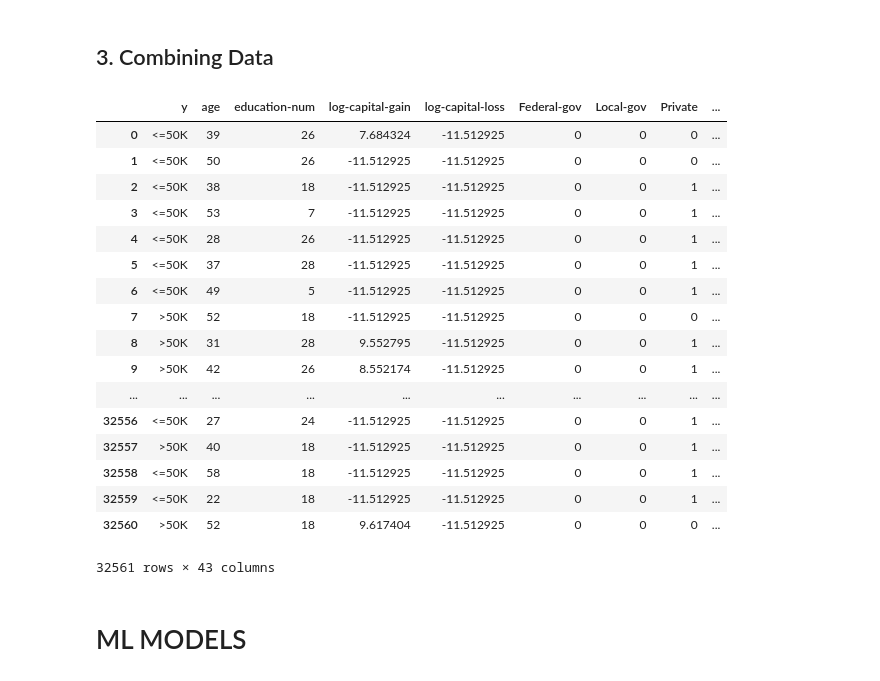
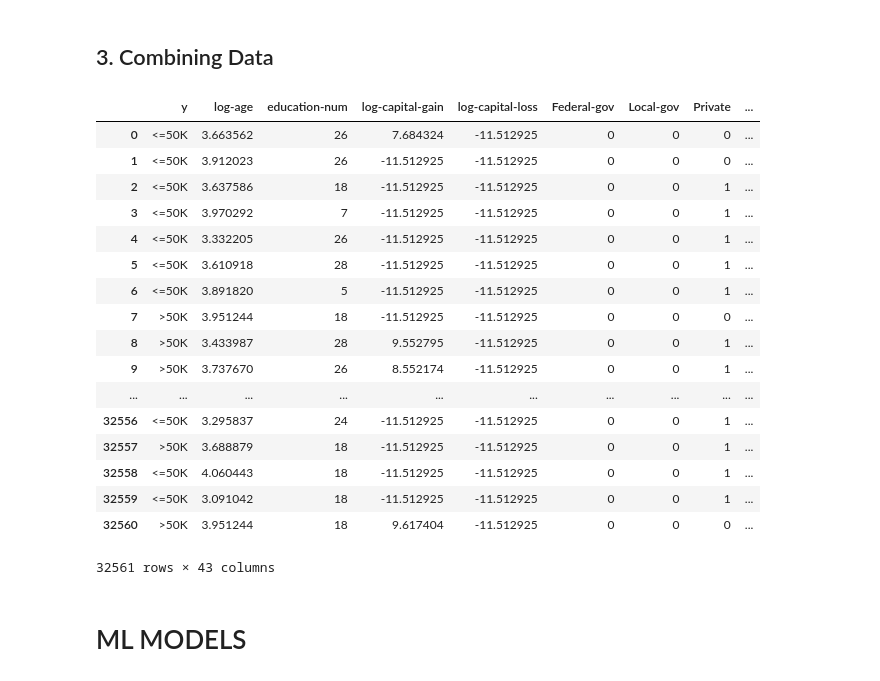
Before and after one commit to j-shim/CMPT353GroupProject, a Jupyter notebook: adult-wage/adult-wage-prediction.ipynb, the cells around one changed output. Saved outputs shown, nothing was run; the diff lists cells and outputs as text; code cells hidden in the pictures.

```diff
--- a/adult-wage/adult-wage-prediction.ipynb
+++ b/adult-wage/adult-wage-prediction.ipynb
@@ -48,0 +58,5 @@ adultWage = adultWage.drop(columns = ['education', 'native-country'])
+# %%
+# log transforming these values would make their Euclidean distances to other features more uniform, which helps some classifiers.
+adultWage['log-age'] = np.log(adultWage['age'])
+plt.hist(adultWage['log-age'])
+plt.show()
@@ -406,32 +422,30 @@ dtype: int64
 ## 3. Combining Data
 # %%
 dummies = pd.concat([wc_dummies_final, ms_dummies_final, occ_dummies_final, rel_dummies, r_dummies_final, s_dummies], axis=1, sort=False)
-numericals = pd.concat([adultWage['y'],adultWage['age'],adultWage['education-num'],adultWage['log-capital-gain'],adultWage['log-capital-loss']], axis=1, sort=False)
+numericals = pd.concat([adultWage['y'],adultWage['log-age'],adultWage['education-num'],adultWage['log-capital-gain'],adultWage['log-capital-loss']], axis=1, sort=False)
 #[adultWage['y'],adultWage['fnlwgt'],adultWage['age'],adultWage['education-num'],adultWage['capital-gain'],adultWage['capital-loss']
 
 
 df = pd.concat([numericals, dummies], axis=1)
 df
-
-                      #, ms_dummies_final, occ_dummies_final, rel_dummies, r_dummies_final, s_dummies), 1)
 # %% [output]
-|  | y | age | education-num | log-capital-gain | log-capital-loss | Federal-gov | Local-gov | Private | ... |
-| 0 | <=50K | 39 | 26 | 7.684324 | -11.512925 | 0 | 0 | 0 | ... |
-| 1 | <=50K | 50 | 26 | -11.512925 | -11.512925 | 0 | 0 | 0 | ... |
-| 2 | <=50K | 38 | 18 | -11.512925 | -11.512925 | 0 | 0 | 1 | ... |
-| 3 | <=50K | 53 | 7 | -11.512925 | -11.512925 | 0 | 0 | 1 | ... |
-| 4 | <=50K | 28 | 26 | -11.512925 | -11.512925 | 0 | 0 | 1 | ... |
-| 5 | <=50K | 37 | 28 | -11.512925 | -11.512925 | 0 | 0 | 1 | ... |
-| 6 | <=50K | 49 | 5 | -11.512925 | -11.512925 | 0 | 0 | 1 | ... |
-| 7 | >50K | 52 | 18 | -11.512925 | -11.512925 | 0 | 0 | 0 | ... |
-| 8 | >50K | 31 | 28 | 9.552795 | -11.512925 | 0 | 0 | 1 | ... |
-| 9 | >50K | 42 | 26 | 8.552174 | -11.512925 | 0 | 0 | 1 | ... |
+|  | y | log-age | education-num | log-capital-gain | log-capital-loss | Federal-gov | Local-gov | Private | ... |
+| 0 | <=50K | 3.663562 | 26 | 7.684324 | -11.512925 | 0 | 0 | 0 | ... |
+| 1 | <=50K | 3.912023 | 26 | -11.512925 | -11.512925 | 0 | 0 | 0 | ... |
+| 2 | <=50K | 3.637586 | 18 | -11.512925 | -11.512925 | 0 | 0 | 1 | ... |
+| 3 | <=50K | 3.970292 | 7 | -11.512925 | -11.512925 | 0 | 0 | 1 | ... |
+| 4 | <=50K | 3.332205 | 26 | -11.512925 | -11.512925 | 0 | 0 | 1 | ... |
+| 5 | <=50K | 3.610918 | 28 | -11.512925 | -11.512925 | 0 | 0 | 1 | ... |
+| 6 | <=50K | 3.891820 | 5 | -11.512925 | -11.512925 | 0 | 0 | 1 | ... |
+| 7 | >50K | 3.951244 | 18 | -11.512925 | -11.512925 | 0 | 0 | 0 | ... |
+| 8 | >50K | 3.433987 | 28 | 9.552795 | -11.512925 | 0 | 0 | 1 | ... |
+| 9 | >50K | 3.737670 | 26 | 8.552174 | -11.512925 | 0 | 0 | 1 | ... |
 | ... | ... | ... | ... | ... | ... | ... | ... | ... | ... |
-| 32556 | <=50K | 27 | 24 | -11.512925 | -11.512925 | 0 | 0 | 1 | ... |
-| 32557 | >50K | 40 | 18 | -11.512925 | -11.512925 | 0 | 0 | 1 | ... |
-| 32558 | <=50K | 58 | 18 | -11.512925 | -11.512925 | 0 | 0 | 1 | ... |
-| 32559 | <=50K | 22 | 18 | -11.512925 | -11.512925 | 0 | 0 | 1 | ... |
-| 32560 | >50K | 52 | 18 | 9.617404 | -11.512925 | 0 | 0 | 0 | ... |
+| 32556 | <=50K | 3.295837 | 24 | -11.512925 | -11.512925 | 0 | 0 | 1 | ... |
+| 32557 | >50K | 3.688879 | 18 | -11.512925 | -11.512925 | 0 | 0 | 1 | ... |
+| 32558 | <=50K | 4.060443 | 18 | -11.512925 | -11.512925 | 0 | 0 | 1 | ... |
+| 32559 | <=50K | 3.091042 | 18 | -11.512925 | -11.512925 | 0 | 0 | 1 | ... |
+| 32560 | >50K | 3.951244 | 18 | 9.617404 | -11.512925 | 0 | 0 | 0 | ... |
 32561 rows × 43 columns
 # %% [markdown]
 # ML MODELS
```
Also changed, not shown: parts of 12 cells of this notebook, 1 other file.
